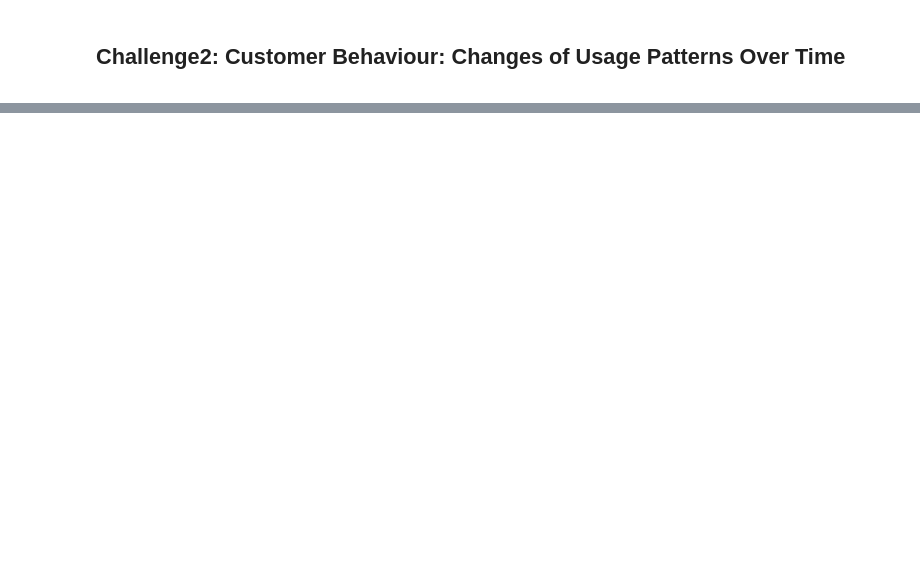
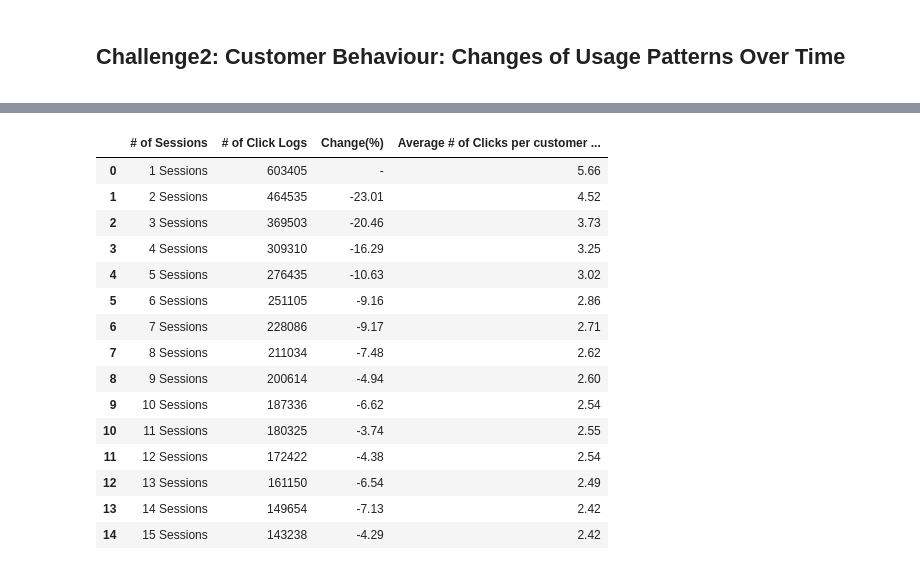
Before and after one commit to sinaaghaee/ProcessMiningProject-CustomerBehaviorAnalysis, a Jupyter notebook: BPM-Project-Aghaee-Varchandi-Mahmoodi.ipynb, the cells around one changed output, grey strips where cells are left out. Drawn from its saved outputs; the diff is of its cells as text; code cells hidden in the pictures; blank space fills up the shorter version.

```diff
--- a/BPM-Project-Aghaee-Varchandi-Mahmoodi.ipynb
+++ b/BPM-Project-Aghaee-Varchandi-Mahmoodi.ipynb
@@ -871,0 +1094,5 @@ number_of_sessions_per_customer.head(10)
+# %%
+Sessions_num_of_clicks = {}
+for i in range(1, 16):
+    Sessions_num_of_clicks[str(i)+' '+ 'Sessions'] = []
+Sessions_num_of_clicks
@@ -871,0 +1115,5 @@ number_of_sessions_per_customer.head(10)
+# %%
+for i in range(0,15):
+     Sessions_num_of_clicks[f'{i + 1} Sessions'].append(len(clicks_logged_in_SelectedColumns[clicks_logged_in_SelectedColumns['SessionID'].isin(Sessions[f'{i + 1} Sessions'])]))
+
+Sessions_num_of_clicks
@@ -871,0 +1136,7 @@ number_of_sessions_per_customer.head(10)
+# %%
+Sessions_num_of_clicks['1 Sessions'].append('-')
+
+for i in range(1,15):
+    Sessions_num_of_clicks[f'{i + 1} Sessions'].append(round(((Sessions_num_of_clicks[f'{i+1} Sessions'][0]-Sessions_num_of_clicks[f'{i} Sessions'][0])/Sessions_num_of_clicks[f'{i} Sessions'][0])*100,2))
+
+Sessions_num_of_clicks
@@ -871,0 +1159,5 @@ number_of_sessions_per_customer.head(10)
+# %%
+for i in range(0,15):
+    Sessions_num_of_clicks[f'{i + 1} Sessions'].append(round(len(clicks_logged_in_SelectedColumns[clicks_logged_in_SelectedColumns['SessionID'].isin(Sessions[f'{i + 1} Sessions'])])/len(Sessions[f'{i + 1} Sessions']),2))
+
+Sessions_num_of_clicks
@@ -871,0 +1180,22 @@ number_of_sessions_per_customer.head(10)
+# %%
+Click_trend_over_time = pd.DataFrame.from_dict(data=Sessions_num_of_clicks , orient='index')
+Click_trend_over_time.reset_index(level=0, inplace=True)
+Click_trend_over_time=Click_trend_over_time.rename(columns={'index': '# of Sessions', 0 : '# of Click Logs', 1 : 'Change(%)', 2 : 'Average # of Clicks per customer pro session'})
+Click_trend_over_time
+# %% [output]
+|  | # of Sessions | # of Click Logs | Change(%) | Average # of Clicks per customer ... |
+| 0 | 1 Sessions | 603405 | - | 5.66 |
+| 1 | 2 Sessions | 464535 | -23.01 | 4.52 |
+| 2 | 3 Sessions | 369503 | -20.46 | 3.73 |
+| 3 | 4 Sessions | 309310 | -16.29 | 3.25 |
+| 4 | 5 Sessions | 276435 | -10.63 | 3.02 |
+| 5 | 6 Sessions | 251105 | -9.16 | 2.86 |
+| 6 | 7 Sessions | 228086 | -9.17 | 2.71 |
+| 7 | 8 Sessions | 211034 | -7.48 | 2.62 |
+| 8 | 9 Sessions | 200614 | -4.94 | 2.60 |
+| 9 | 10 Sessions | 187336 | -6.62 | 2.54 |
+| 10 | 11 Sessions | 180325 | -3.74 | 2.55 |
+| 11 | 12 Sessions | 172422 | -4.38 | 2.54 |
+| 12 | 13 Sessions | 161150 | -6.54 | 2.49 |
+| 13 | 14 Sessions | 149654 | -7.13 | 2.42 |
+| 14 | 15 Sessions | 143238 | -4.29 | 2.42 |
```
Also changed, not shown: parts of 88 cells of this notebook.
